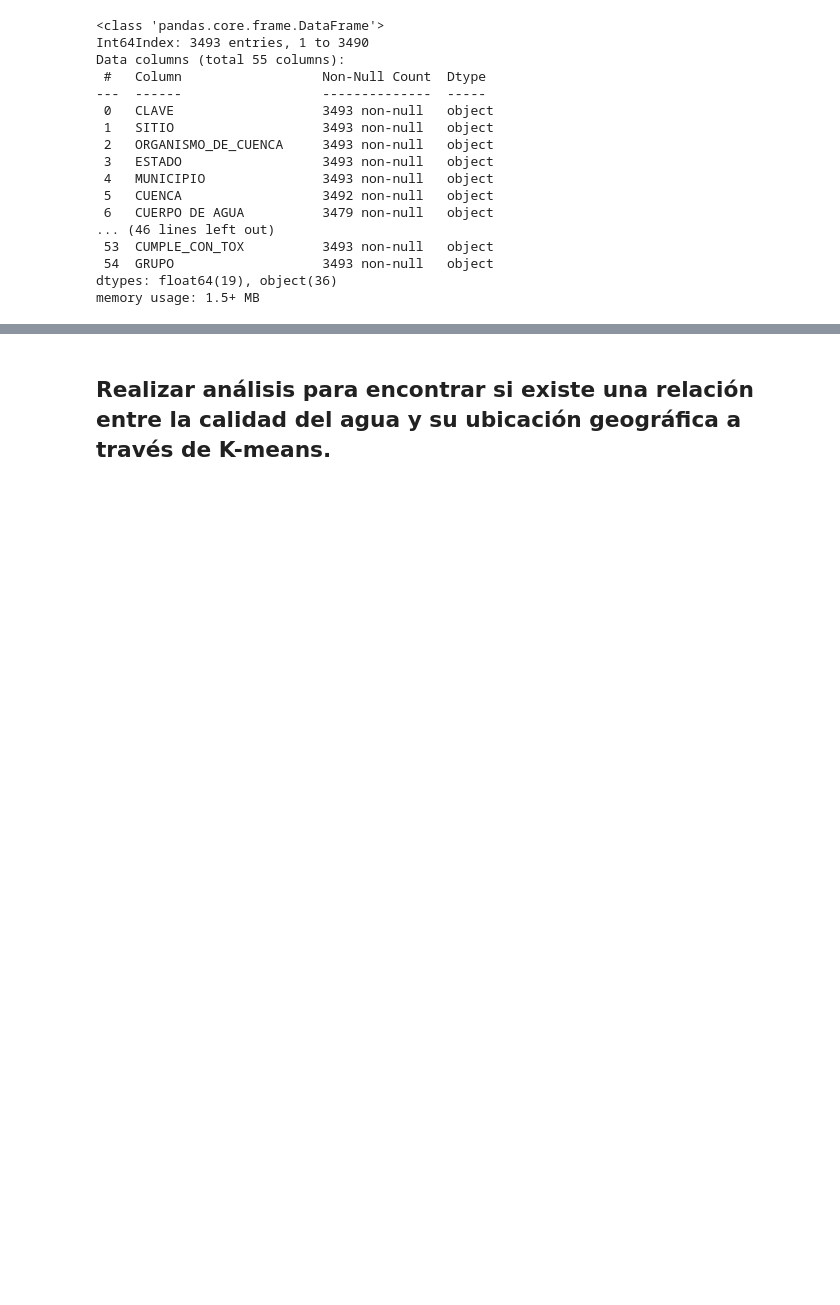
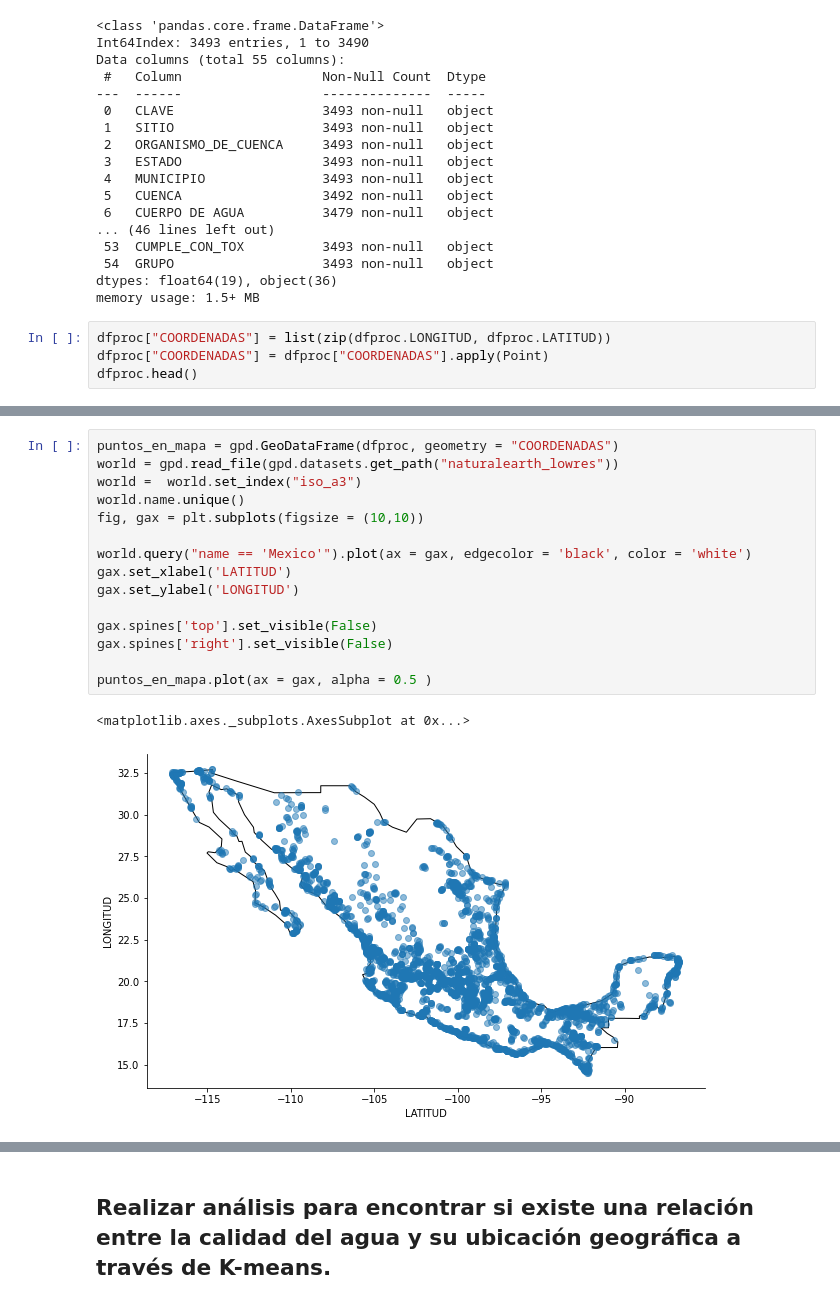
Before and after one commit to PosgradoMNA/actividades-del-projecto-cad_kbcm_jfl, a Jupyter notebook: Reto_entrega_1.ipynb, the cells around one changed output, grey strips where cells are left out. Saved outputs shown, nothing was run; the diff lists cells and outputs as text; blank space fills up the shorter version.

```diff
--- a/Reto_entrega_1.ipynb
+++ b/Reto_entrega_1.ipynb
@@ -761,3 +798,7 @@ Data columns (total 55 columns):
  54  GRUPO                   3493 non-null   object
 dtypes: float64(19), object(36)
 memory usage: 1.5+ MB
+# %%
+dfproc["COORDENADAS"] = list(zip(dfproc.LONGITUD, dfproc.LATITUD))
+dfproc["COORDENADAS"] = dfproc["COORDENADAS"].apply(Point)
+dfproc.head()
@@ -763,0 +813,18 @@ memory usage: 1.5+ MB
+# %%
+puntos_en_mapa = gpd.GeoDataFrame(dfproc, geometry = "COORDENADAS")
+world = gpd.read_file(gpd.datasets.get_path("naturalearth_lowres"))
+world =  world.set_index("iso_a3")
+world.name.unique()
+fig, gax = plt.subplots(figsize = (10,10))
+
+world.query("name == 'Mexico'").plot(ax = gax, edgecolor = 'black', color = 'white')
+gax.set_xlabel('LATITUD')
+gax.set_ylabel('LONGITUD')
+
+gax.spines['top'].set_visible(False)
+gax.spines['right'].set_visible(False)
+
+puntos_en_mapa.plot(ax = gax, alpha = 0.5 )
+# %% [output]
+<matplotlib.axes._subplots.AxesSubplot at 0x...>
+[figure, added]
```
Also changed, not shown: parts of 4 cells of this notebook.
